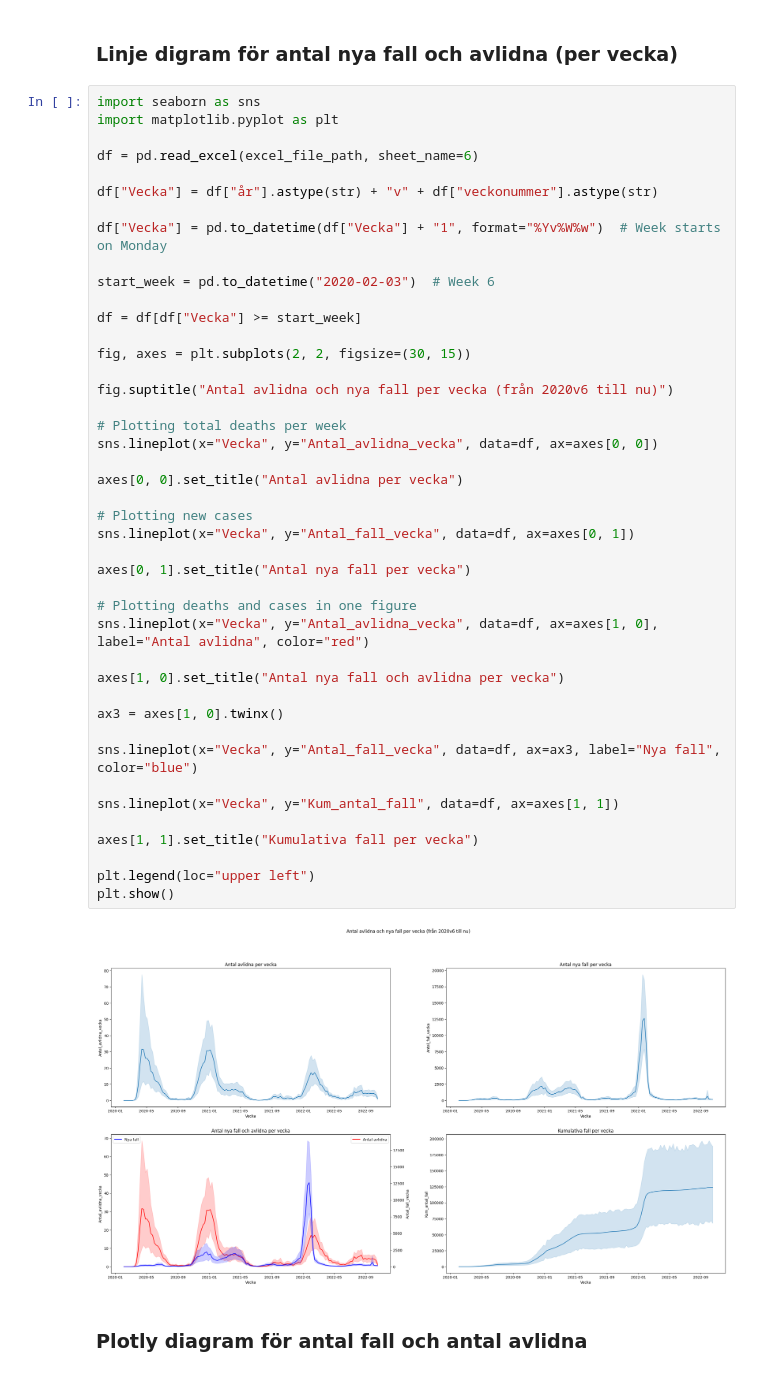
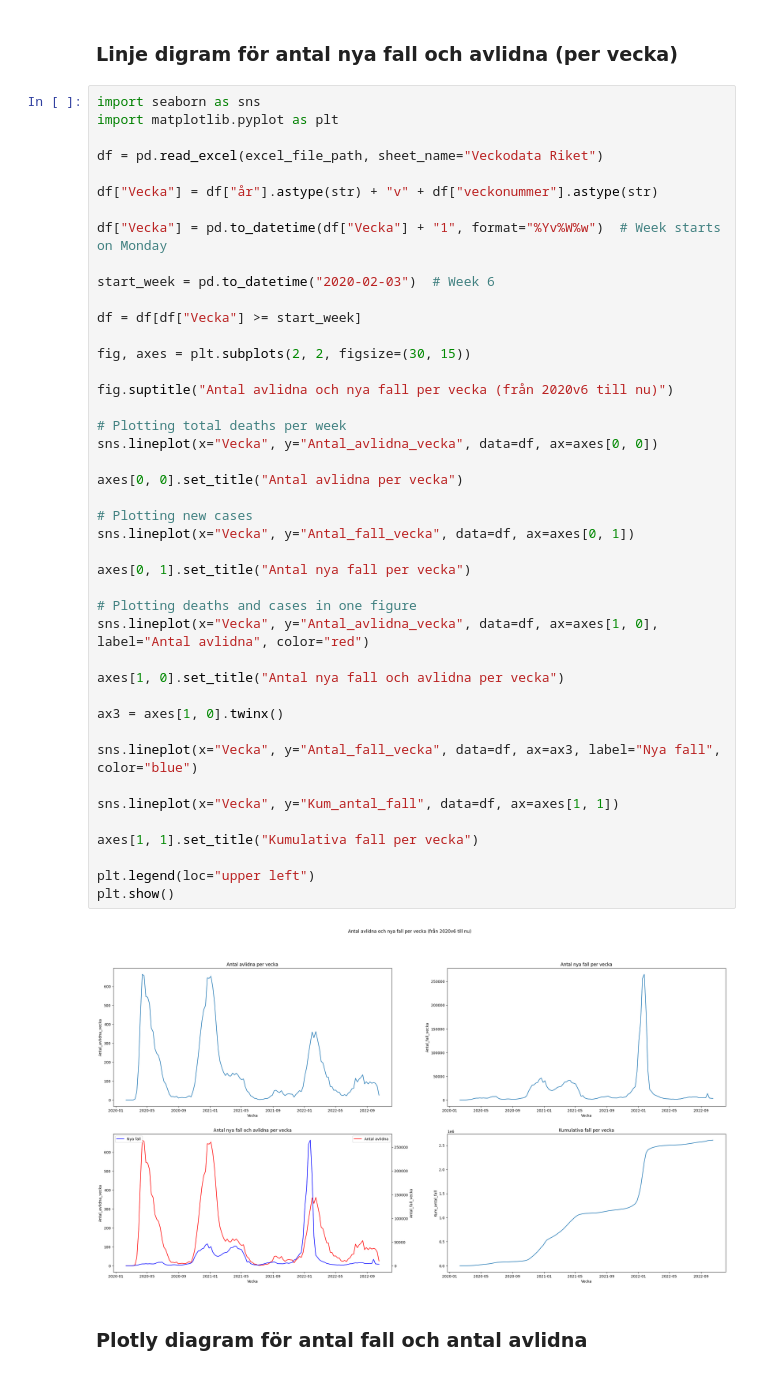
Before and after one commit to Kevi22/Databehandling-Kevin-Fu, a Jupyter notebook: Labb/Covid_Uppgift1.ipynb, the cells around one changed output. Cells and saved outputs as stored; diff of their text form.

```diff
--- a/Labb/Covid_Uppgift1.ipynb
+++ b/Labb/Covid_Uppgift1.ipynb
@@ -79,7 +79,7 @@ df
 import seaborn as sns
 import matplotlib.pyplot as plt
 
-df = pd.read_excel(excel_file_path, sheet_name=6)
+df = pd.read_excel(excel_file_path, sheet_name="Veckodata Riket")
 
 df["Vecka"] = df["år"].astype(str) + "v" + df["veckonummer"].astype(str)
 
@@ -92,34 +92,34 @@ df = df[df["Vecka"] >= start_week]
 fig, axes = plt.subplots(2, 2, figsize=(30, 15))
 
 fig.suptitle("Antal avlidna och nya fall per vecka (från 2020v6 till nu)")
 
 # Plotting total deaths per week
 sns.lineplot(x="Vecka", y="Antal_avlidna_vecka", data=df, ax=axes[0, 0])
 
 axes[0, 0].set_title("Antal avlidna per vecka")
 
 # Plotting new cases
 sns.lineplot(x="Vecka", y="Antal_fall_vecka", data=df, ax=axes[0, 1])
 
 axes[0, 1].set_title("Antal nya fall per vecka")
 
 # Plotting deaths and cases in one figure
 sns.lineplot(x="Vecka", y="Antal_avlidna_vecka", data=df, ax=axes[1, 0], label="Antal avlidna", color="red")
 
 axes[1, 0].set_title("Antal nya fall och avlidna per vecka")
 
 ax3 = axes[1, 0].twinx()
 
 sns.lineplot(x="Vecka", y="Antal_fall_vecka", data=df, ax=ax3, label="Nya fall", color="blue")
 
 sns.lineplot(x="Vecka", y="Kum_antal_fall", data=df, ax=axes[1, 1])
 
 axes[1, 1].set_title("Kumulativa fall per vecka")
 
 plt.legend(loc="upper left")
 plt.show()
 # %% [output]
-[figure, old version]
+[figure, new version]
 # %% [markdown]
 ### Plotly diagram för antal fall och antal avlidna
 # %%
```
Also changed, not shown: parts of 4 cells of this notebook, 13 other files.
